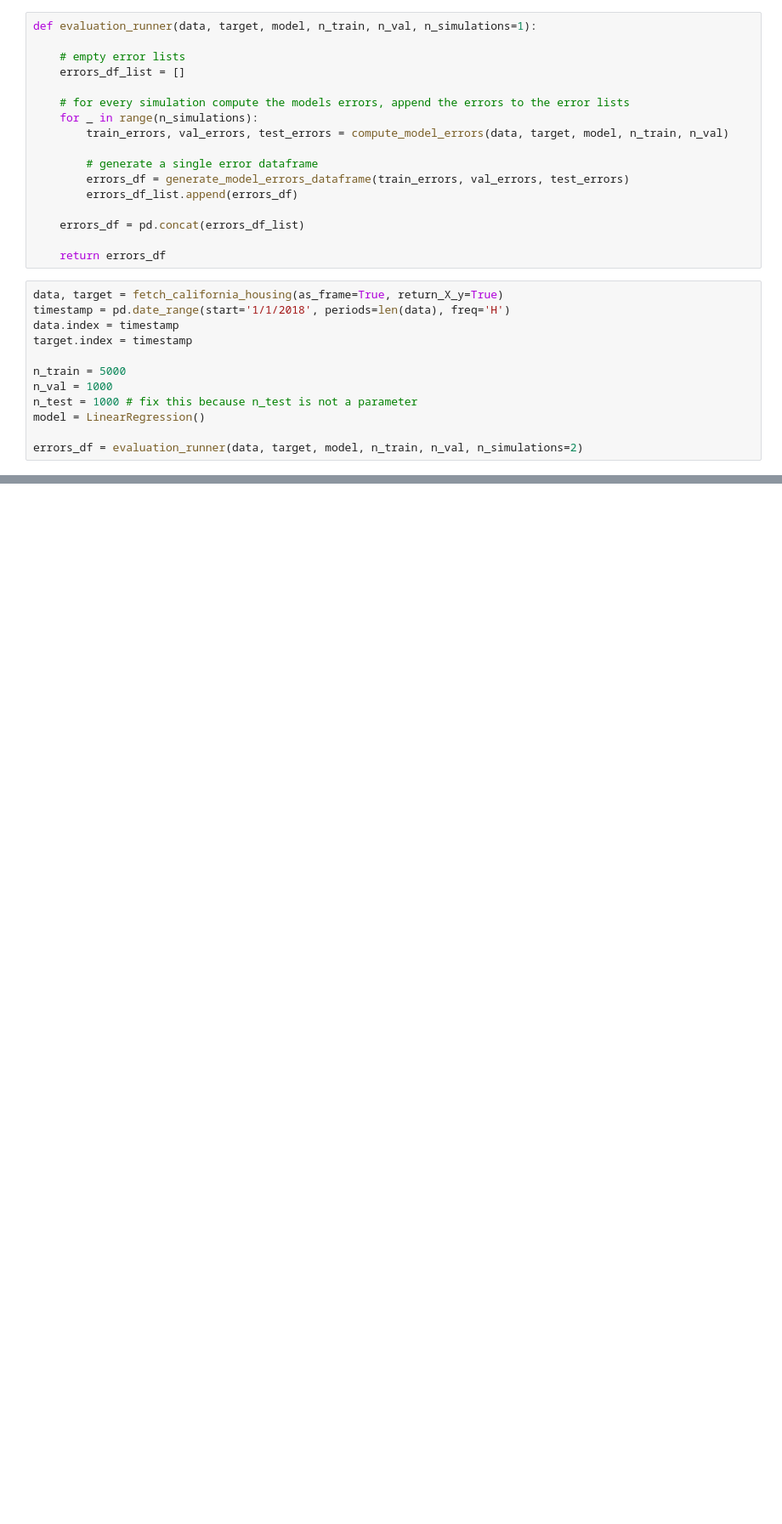
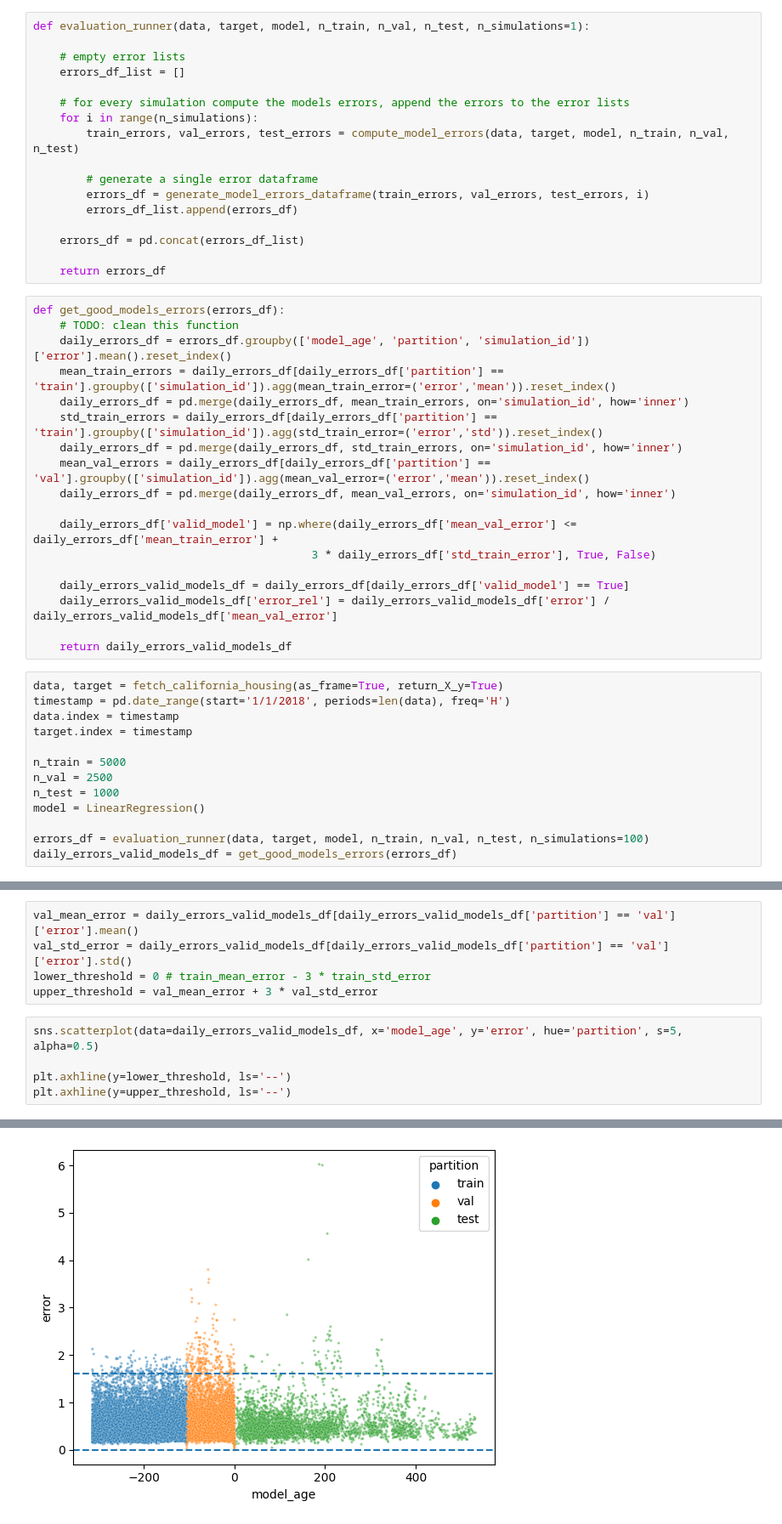
Before and after one commit to santiviquez/ageml, a Jupyter notebook: notebooks/evaluation_framework_sketch.ipynb, the cells around one changed output, grey strips where cells are left out. Shown at 85% size. Cells and saved outputs as stored; diff of their text form; blank space fills up the shorter version.

```diff
--- a/notebooks/evaluation_framework_sketch.ipynb
+++ b/notebooks/evaluation_framework_sketch.ipynb
@@ -74,22 +75,40 @@ def generate_model_errors_dataframe(train_errors, val_errors, test_errors):
 
     return errors_df
 # %%
-def evaluation_runner(data, target, model, n_train, n_val, n_simulations=1):
+def evaluation_runner(data, target, model, n_train, n_val, n_test, n_simulations=1):
 
     # empty error lists
     errors_df_list = []
 
     # for every simulation compute the models errors, append the errors to the error lists
-    for _ in range(n_simulations):
-        train_errors, val_errors, test_errors = compute_model_errors(data, target, model, n_train, n_val)
+    for i in range(n_simulations):
+        train_errors, val_errors, test_errors = compute_model_errors(data, target, model, n_train, n_val, n_test)
 
         # generate a single error dataframe
-        errors_df = generate_model_errors_dataframe(train_errors, val_errors, test_errors)
+        errors_df = generate_model_errors_dataframe(train_errors, val_errors, test_errors, i)
         errors_df_list.append(errors_df)
 
     errors_df = pd.concat(errors_df_list)
 
     return errors_df
+# %%
+def get_good_models_errors(errors_df):
+    # TODO: clean this function
+    daily_errors_df = errors_df.groupby(['model_age', 'partition', 'simulation_id'])['error'].mean().reset_index()
+    mean_train_errors = daily_errors_df[daily_errors_df['partition'] == 'train'].groupby(['simulation_id']).agg(mean_train_error=('error','mean')).reset_index()
+    daily_errors_df = pd.merge(daily_errors_df, mean_train_errors, on='simulation_id', how='inner')
+    std_train_errors = daily_errors_df[daily_errors_df['partition'] == 'train'].groupby(['simulation_id']).agg(std_train_error=('error','std')).reset_index()
+    daily_errors_df = pd.merge(daily_errors_df, std_train_errors, on='simulation_id', how='inner')
+    mean_val_errors = daily_errors_df[daily_errors_df['partition'] == 'val'].groupby(['simulation_id']).agg(mean_val_error=('error','mean')).reset_index()
+    daily_errors_df = pd.merge(daily_errors_df, mean_val_errors, on='simulation_id', how='inner')
+
+    daily_errors_df['valid_model'] = np.where(daily_errors_df['mean_val_error'] <= daily_errors_df['mean_train_error'] +
+                                          3 * daily_errors_df['std_train_error'], True, False)
+
+    daily_errors_valid_models_df = daily_errors_df[daily_errors_df['valid_model'] == True]
+    daily_errors_valid_models_df['error_rel'] = daily_errors_valid_models_df['error'] / daily_errors_valid_models_df['mean_val_error']
+
+    return daily_errors_valid_models_df
 # %%
 data, target = fetch_california_housing(as_frame=True, return_X_y=True)
 timestamp = pd.date_range(start='1/1/2018', periods=len(data), freq='H')
@@ -97,8 +116,9 @@ data.index = timestamp
 target.index = timestamp
 
 n_train = 5000
-n_val = 1000
-n_test = 1000 # fix this because n_test is not a parameter
+n_val = 2500
+n_test = 1000
 model = LinearRegression()
 
-errors_df = evaluation_runner(data, target, model, n_train, n_val, n_simulations=2)
+errors_df = evaluation_runner(data, target, model, n_train, n_val, n_test, n_simulations=100)
+daily_errors_valid_models_df = get_good_models_errors(errors_df)
@@ -147,0 +136,11 @@ plt.axhline(y=upper_threshold, ls='--')
+# %%
+val_mean_error = daily_errors_valid_models_df[daily_errors_valid_models_df['partition'] == 'val']['error'].mean()
+val_std_error = daily_errors_valid_models_df[daily_errors_valid_models_df['partition'] == 'val']['error'].std()
+lower_threshold = 0 # train_mean_error - 3 * train_std_error
+upper_threshold = val_mean_error + 3 * val_std_error
+# %%
+sns.scatterplot(data=daily_errors_valid_models_df, x='model_age', y='error', hue='partition', s=5, alpha=0.5)
+
+plt.axhline(y=lower_threshold, ls='--')
+plt.axhline(y=upper_threshold, ls='--')
+# %% [output]
@@ -147,0 +148 @@ plt.axhline(y=upper_threshold, ls='--')
+[figure, added]
```
Also changed, not shown: parts of 19 cells of this notebook.
